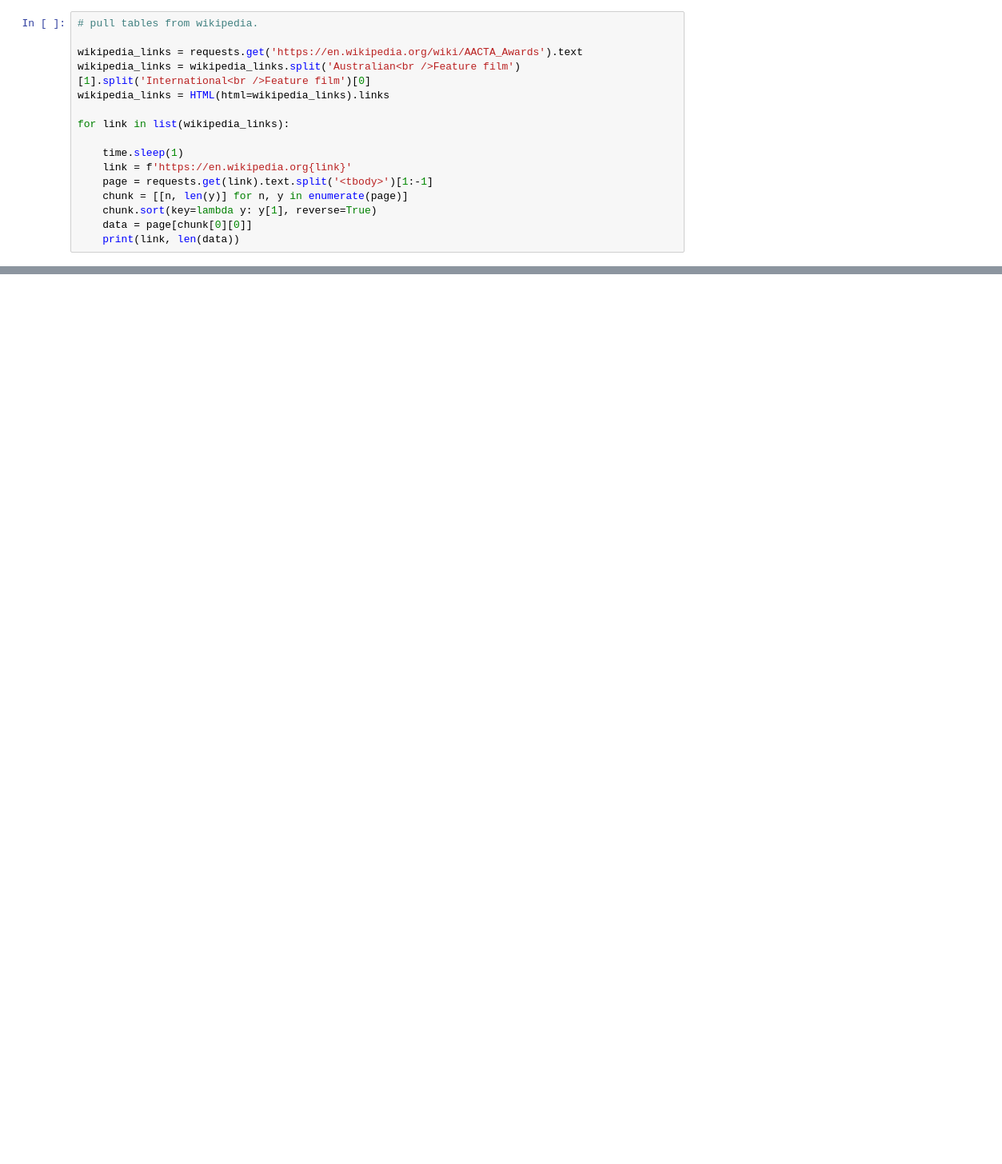
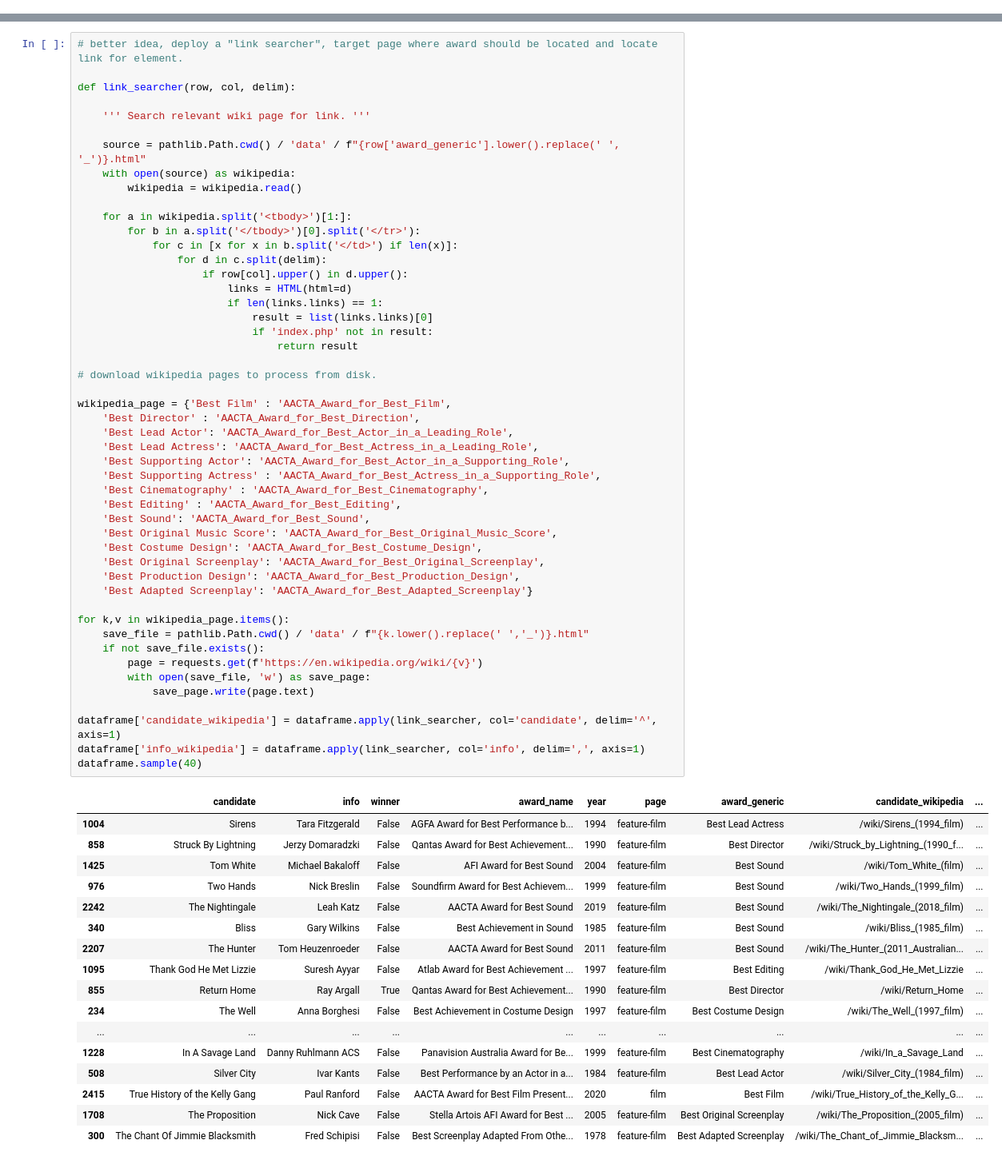
Before and after one commit to paulduchesne/aacta-wikidata, a Jupyter notebook: aacta-wikidata.ipynb, the cells around one changed output, grey strips where cells are left out. Shown at 80% size. Saved outputs shown, nothing was run; the diff lists cells and outputs as text; blank space fills up the shorter version.

```diff
--- a/aacta-wikidata.ipynb
+++ b/aacta-wikidata.ipynb
@@ -159,19 +161,3 @@ dataframe.head()
 | 1 | Picnic at Hanging Rock | Hal McElroy | False | Best Film sponsored by the Austra... | 1976 | feature-film | Best Film |
 | 1 | Picnic at Hanging Rock | Jim McElroy | False | Best Film sponsored by the Austra... | 1976 | feature-film | Best Film |
 | 2 | The Devil's Playground | Fred Schepisi | True | Best Direction sponsored by Villa... | 1976 | feature-film | Best Director |
-# %%
-# pull tables from wikipedia.
-
-wikipedia_links = requests.get('https://en.wikipedia.org/wiki/AACTA_Awards').text
-wikipedia_links = wikipedia_links.split('Australian<br />Feature film')[1].split('International<br />Feature film')[0]
-wikipedia_links = HTML(html=wikipedia_links).links
-
-for link in list(wikipedia_links):
-
-    time.sleep(1)
-    link = f'https://en.wikipedia.org{link}'
-    page = requests.get(link).text.split('<tbody>')[1:-1]
-    chunk = [[n, len(y)] for n, y in enumerate(page)]
-    chunk.sort(key=lambda y: y[1], reverse=True)
-    data = page[chunk[0][0]]
-    print(link, len(data))
@@ -192,0 +164,67 @@ https://en.wikipedia.org/wiki/AACTA_Award_for_Best_Costume_Design 85884
+# %%
+# better idea, deploy a "link searcher", target page where award should be located and locate link for element.
+
+def link_searcher(row, col, delim):
+
+    ''' Search relevant wiki page for link. '''
+
+    source = pathlib.Path.cwd() / 'data' / f"{row['award_generic'].lower().replace(' ', '_')}.html"
+    with open(source) as wikipedia:
+        wikipedia = wikipedia.read()
+
+    for a in wikipedia.split('<tbody>')[1:]:
+        for b in a.split('</tbody>')[0].split('</tr>'):
+            for c in [x for x in b.split('</td>') if len(x)]:
+                for d in c.split(delim):
+                    if row[col].upper() in d.upper():
+                        links = HTML(html=d)
+                        if len(links.links) == 1:
+                            result = list(links.links)[0]
+                            if 'index.php' not in result:
+                                return result
+
+# download wikipedia pages to process from disk.
+
+wikipedia_page = {'Best Film' : 'AACTA_Award_for_Best_Film',
+    'Best Director' : 'AACTA_Award_for_Best_Direction',
+    'Best Lead Actor': 'AACTA_Award_for_Best_Actor_in_a_Leading_Role',
+    'Best Lead Actress': 'AACTA_Award_for_Best_Actress_in_a_Leading_Role',
+    'Best Supporting Actor': 'AACTA_Award_for_Best_Actor_in_a_Supporting_Role',
+    'Best Supporting Actress' : 'AACTA_Award_for_Best_Actress_in_a_Supporting_Role',
+    'Best Cinematography' : 'AACTA_Award_for_Best_Cinematography',
+    'Best Editing' : 'AACTA_Award_for_Best_Editing',
+    'Best Sound': 'AACTA_Award_for_Best_Sound',
+    'Best Original Music Score': 'AACTA_Award_for_Best_Original_Music_Score',
+    'Best Costume Design': 'AACTA_Award_for_Best_Costume_Design',
+    'Best Original Screenplay': 'AACTA_Award_for_Best_Original_Screenplay',
+    'Best Production Design': 'AACTA_Award_for_Best_Production_Design',
+    'Best Adapted Screenplay': 'AACTA_Award_for_Best_Adapted_Screenplay'}
+
+for k,v in wikipedia_page.items():
+    save_file = pathlib.Path.cwd() / 'data' / f"{k.lower().replace(' ','_')}.html"
+    if not save_file.exists():
+        page = requests.get(f'https://en.wikipedia.org/wiki/{v}')
+        with open(save_file, 'w') as save_page:
+            save_page.write(page.text)
+
+dataframe['candidate_wikipedia'] = dataframe.apply(link_searcher, col='candidate', delim='^', axis=1)
+dataframe['info_wikipedia'] = dataframe.apply(link_searcher, col='info', delim=',', axis=1)
+dataframe.sample(40)
+# %% [output]
+|  | candidate | info | winner | award_name | year | page | award_generic | candidate_wikipedia | ... |
+| 1004 | Sirens | Tara Fitzgerald | False | AGFA Award for Best Performance b... | 1994 | feature-film | Best Lead Actress | /wiki/Sirens_(1994_film) | ... |
+| 858 | Struck By Lightning | Jerzy Domaradzki | False | Qantas Award for Best Achievement... | 1990 | feature-film | Best Director | /wiki/Struck_by_Lightning_(1990_f... | ... |
+| 1425 | Tom White | Michael Bakaloff | False | AFI Award for Best Sound | 2004 | feature-film | Best Sound | /wiki/Tom_White_(film) | ... |
+| 976 | Two Hands | Nick Breslin | False | Soundfirm Award for Best Achievem... | 1999 | feature-film | Best Sound | /wiki/Two_Hands_(1999_film) | ... |
+| 2242 | The Nightingale | Leah Katz | False | AACTA Award for Best Sound | 2019 | feature-film | Best Sound | /wiki/The_Nightingale_(2018_film) | ... |
+| 340 | Bliss | Gary Wilkins | False | Best Achievement in Sound | 1985 | feature-film | Best Sound | /wiki/Bliss_(1985_film) | ... |
+| 2207 | The Hunter | Tom Heuzenroeder | False | AACTA Award for Best Sound | 2011 | feature-film | Best Sound | /wiki/The_Hunter_(2011_Australian... | ... |
+| 1095 | Thank God He Met Lizzie | Suresh Ayyar | False | Atlab Award for Best Achievement ... | 1997 | feature-film | Best Editing | /wiki/Thank_God_He_Met_Lizzie | ... |
+| 855 | Return Home | Ray Argall | True | Qantas Award for Best Achievement... | 1990 | feature-film | Best Director | /wiki/Return_Home | ... |
+| 234 | The Well | Anna Borghesi | False | Best Achievement in Costume Design | 1997 | feature-film | Best Costume Design | /wiki/The_Well_(1997_film) | ... |
+| ... | ... | ... | ... | ... | ... | ... | ... | ... | ... |
+| 1228 | In A Savage Land | Danny Ruhlmann ACS | False | Panavision Australia Award for Be... | 1999 | feature-film | Best Cinematography | /wiki/In_a_Savage_Land | ... |
+| 508 | Silver City | Ivar Kants | False | Best Performance by an Actor in a... | 1984 | feature-film | Best Lead Actor | /wiki/Silver_City_(1984_film) | ... |
+| 2415 | True History of the Kelly Gang | Paul Ranford | False | AACTA Award for Best Film Present... | 2020 | film | Best Film | /wiki/True_History_of_the_Kelly_G... | ... |
+| 1708 | The Proposition | Nick Cave | False | Stella Artois AFI Award for Best ... | 2005 | feature-film | Best Original Screenplay | /wiki/The_Proposition_(2005_film) | ... |
+| 300 | The Chant Of Jimmie Blacksmith | Fred Schipisi | False | Best Screenplay Adapted From Othe... | 1978 | feature-film | Best Adapted Screenplay | /wiki/The_Chant_of_Jimmie_Blacksm... | ... |
```
Also changed, not shown: parts of 5 cells of this notebook.
